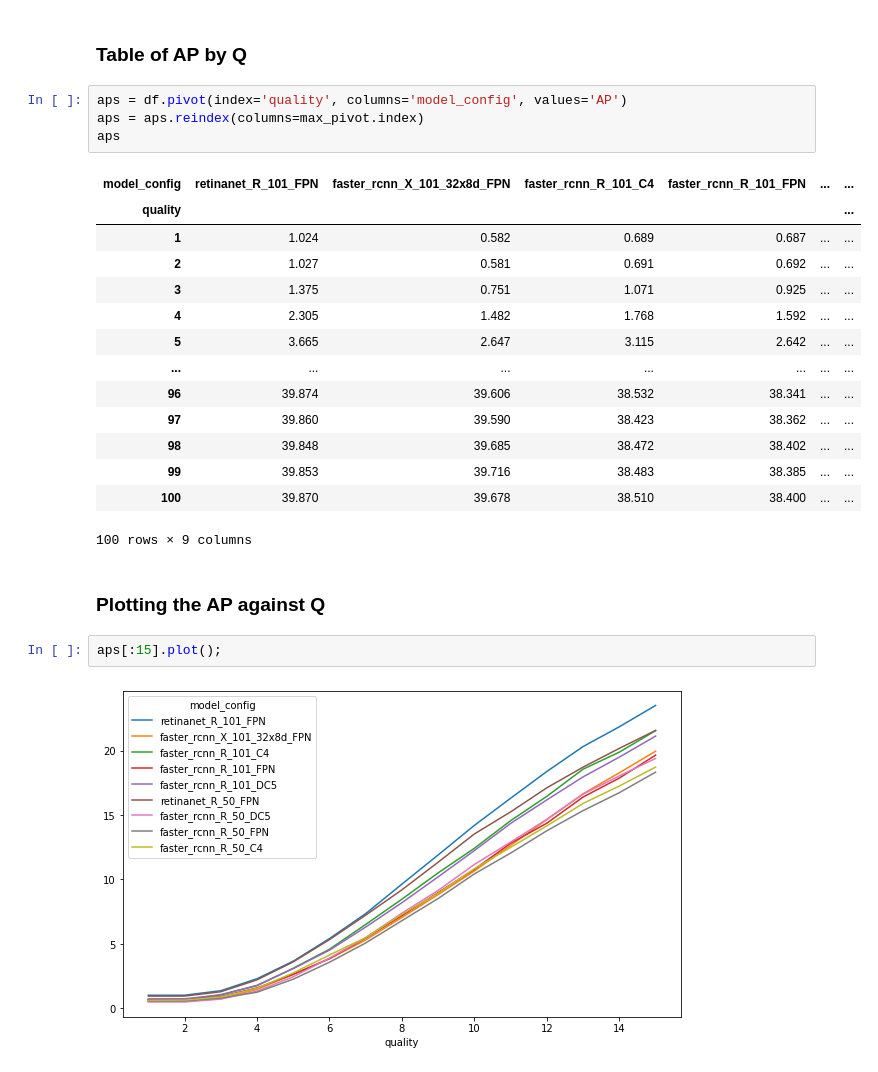
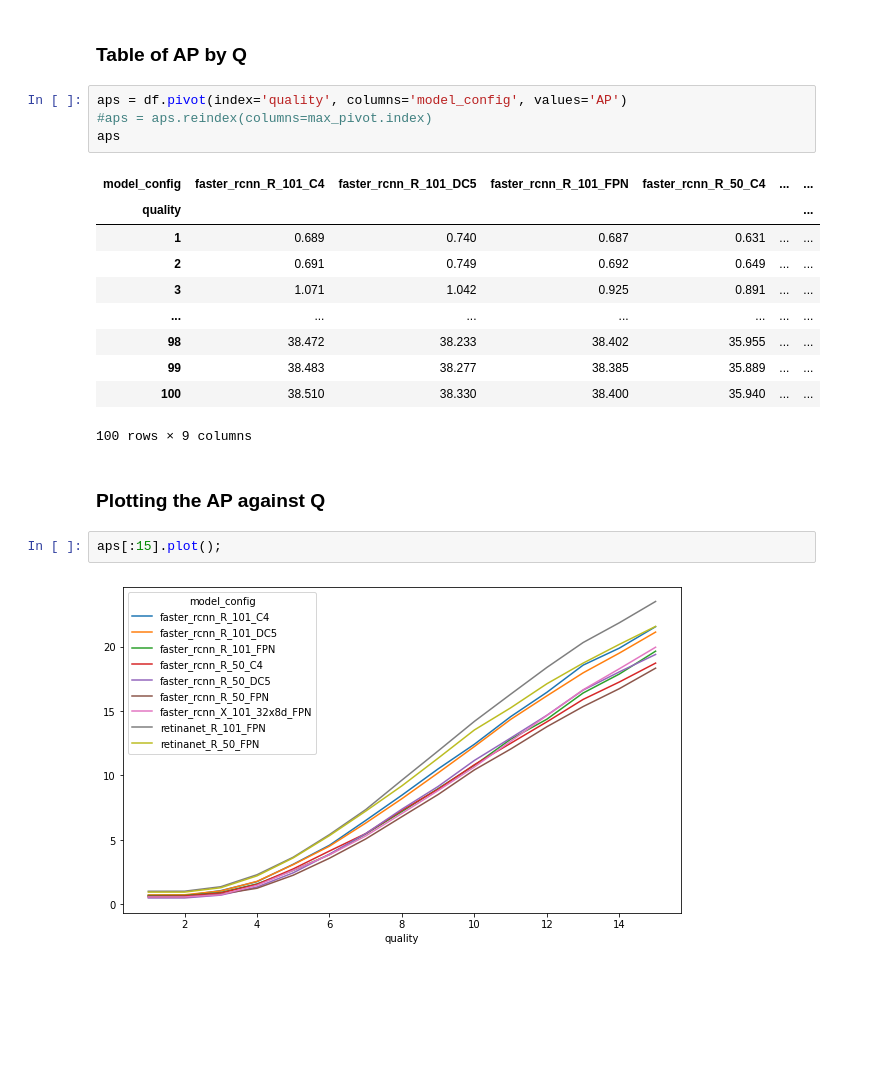
Before and after one commit to tgandor/urban_oculus, a Jupyter notebook: results/2020-10-18-tables-and-plots.ipynb, the cells around one changed output. Saved outputs shown, nothing was run; the diff lists cells and outputs as text; blank space fills up the shorter version.

```diff
--- a/results/2020-10-18-tables-and-plots.ipynb
+++ b/results/2020-10-18-tables-and-plots.ipynb
@@ -119,29 +119,25 @@ Below follows unfinished stuff.
 ###  Table of AP by Q
 # %%
 aps = df.pivot(index='quality', columns='model_config', values='AP')
-aps = aps.reindex(columns=max_pivot.index)
+#aps = aps.reindex(columns=max_pivot.index)
 aps
 # %% [output]
-| model_config | retinanet_R_101_FPN | faster_rcnn_X_101_32x8d_FPN | faster_rcnn_R_101_C4 | faster_rcnn_R_101_FPN | ... | ... |
+| model_config | faster_rcnn_R_101_C4 | faster_rcnn_R_101_DC5 | faster_rcnn_R_101_FPN | faster_rcnn_R_50_C4 | ... | ... |
 | quality |  |  |  |  |  | ... |
-| 1 | 1.024 | 0.582 | 0.689 | 0.687 | ... | ... |
-| 2 | 1.027 | 0.581 | 0.691 | 0.692 | ... | ... |
-| 3 | 1.375 | 0.751 | 1.071 | 0.925 | ... | ... |
-| 4 | 2.305 | 1.482 | 1.768 | 1.592 | ... | ... |
-| 5 | 3.665 | 2.647 | 3.115 | 2.642 | ... | ... |
+| 1 | 0.689 | 0.740 | 0.687 | 0.631 | ... | ... |
+| 2 | 0.691 | 0.749 | 0.692 | 0.649 | ... | ... |
+| 3 | 1.071 | 1.042 | 0.925 | 0.891 | ... | ... |
 | ... | ... | ... | ... | ... | ... | ... |
-| 96 | 39.874 | 39.606 | 38.532 | 38.341 | ... | ... |
-| 97 | 39.860 | 39.590 | 38.423 | 38.362 | ... | ... |
-| 98 | 39.848 | 39.685 | 38.472 | 38.402 | ... | ... |
-| 99 | 39.853 | 39.716 | 38.483 | 38.385 | ... | ... |
-| 100 | 39.870 | 39.678 | 38.510 | 38.400 | ... | ... |
+| 98 | 38.472 | 38.233 | 38.402 | 35.955 | ... | ... |
+| 99 | 38.483 | 38.277 | 38.385 | 35.889 | ... | ... |
+| 100 | 38.510 | 38.330 | 38.400 | 35.940 | ... | ... |
 100 rows × 9 columns
 # %% [markdown]
 ### Plotting the AP against Q
 # %%
 aps[:15].plot();
 # %% [output]
-[figure, old version]
+[figure, new version]
 # %%
 aps[aps.index % 5 == 0]
 # %% [output]
```
Also changed, not shown: parts of 10 cells of this notebook.
